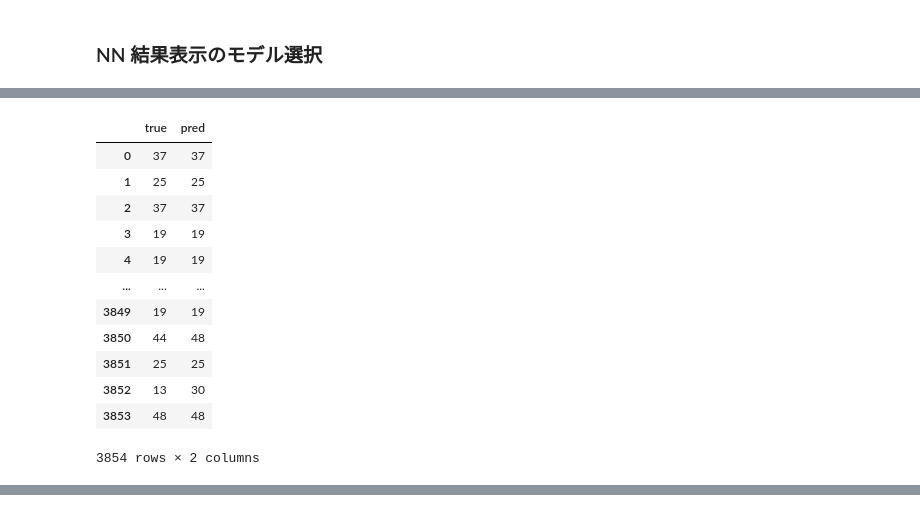
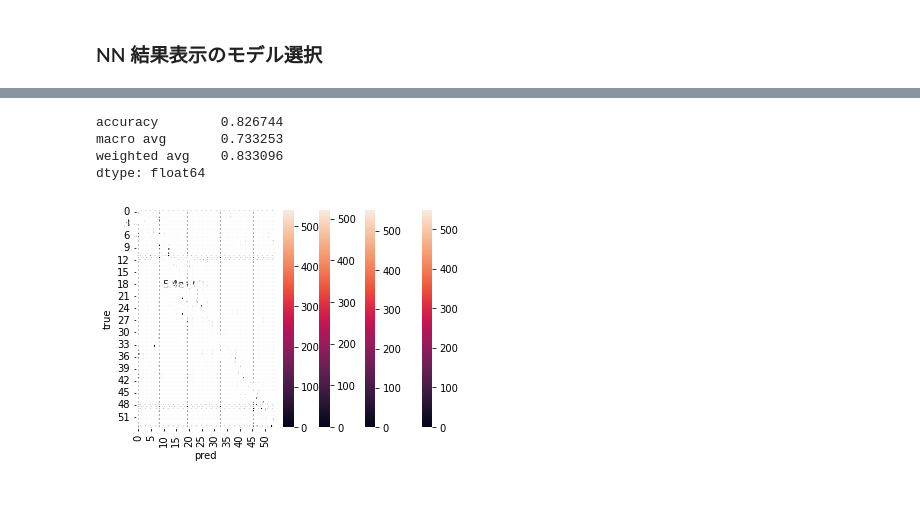
Before and after one commit to mecab-g/MRI, a Jupyter notebook: プロトコール予測/3.3recomendation_comp.ipynb, the cells around one changed output, grey strips where cells are left out. Cells and saved outputs as stored; diff of their text form; code cells hidden in the pictures.

```diff
--- a/プロトコール予測/3.3recomendation_comp.ipynb
+++ b/プロトコール予測/3.3recomendation_comp.ipynb
@@ -312,0 +353,9 @@ Is[1]
+# %%
+with open ('../PICKLES/ftLGBMmodel.pkl', 'rb') as f:
+    ft_LGBM_models = pickle.load(f)
+
+with open ('../PICKLES/sBLGBMmodel.pkl', 'rb') as f:
+    sB_LGBM_models = pickle.load(f)
+
+Is = FI_LGBM(ft_LGBM_models, X_test)
+Is[3][:10]
@@ -487,16 +555,12 @@ sB_nn_results, sB_nn_reports = model_evaluation(sB_nn_models, X_test, y_test, me
-# %%
-sB_nn_results[0]
-# %% [output]
-|  | true | pred |
-| 0 | 37 | 37 |
-| 1 | 25 | 25 |
-| 2 | 37 | 37 |
-| 3 | 19 | 19 |
-| 4 | 19 | 19 |
-| ... | ... | ... |
-| 3849 | 19 | 19 |
-| 3850 | 44 | 48 |
-| 3851 | 25 | 25 |
-| 3852 | 13 | 30 |
-| 3853 | 48 | 48 |
-3854 rows × 2 columns
+# %%
+#fasttext nn
+with open ('../PICKLES/ftNNmodel.pkl', 'rb') as f:
+    ft_NN_models = pickle.load(f)
+
+ft_nn_results, ft_nn_reports = model_evaluation(ft_NN_models, X_test, y_test, method='NN')
+with open ('../PICKLES/ft_nn_results.pkl', 'wb') as f:
+    pickle.dump(ft_nn_results, f)
+
+report=kfold_report(ft_nn_reports, 'ft_nn_report')
+print(report)
+# %% [output]
@@ -502,0 +571,5 @@ sB_nn_results[0]
+accuracy        0.826744
+macro avg       0.733253
+weighted avg    0.833096
+dtype: float64
+[figure, added]
```
Also changed, not shown: parts of 67 cells of this notebook, 5 other files.
